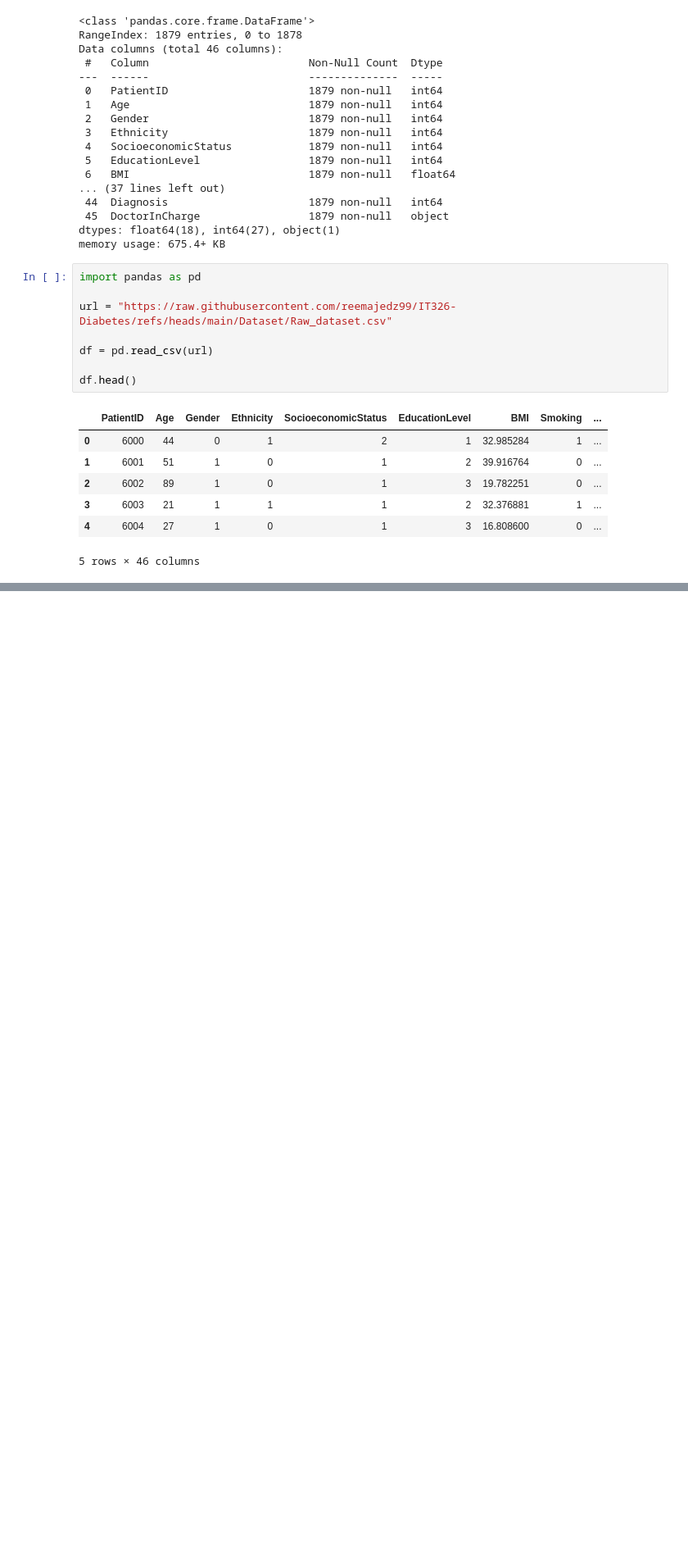
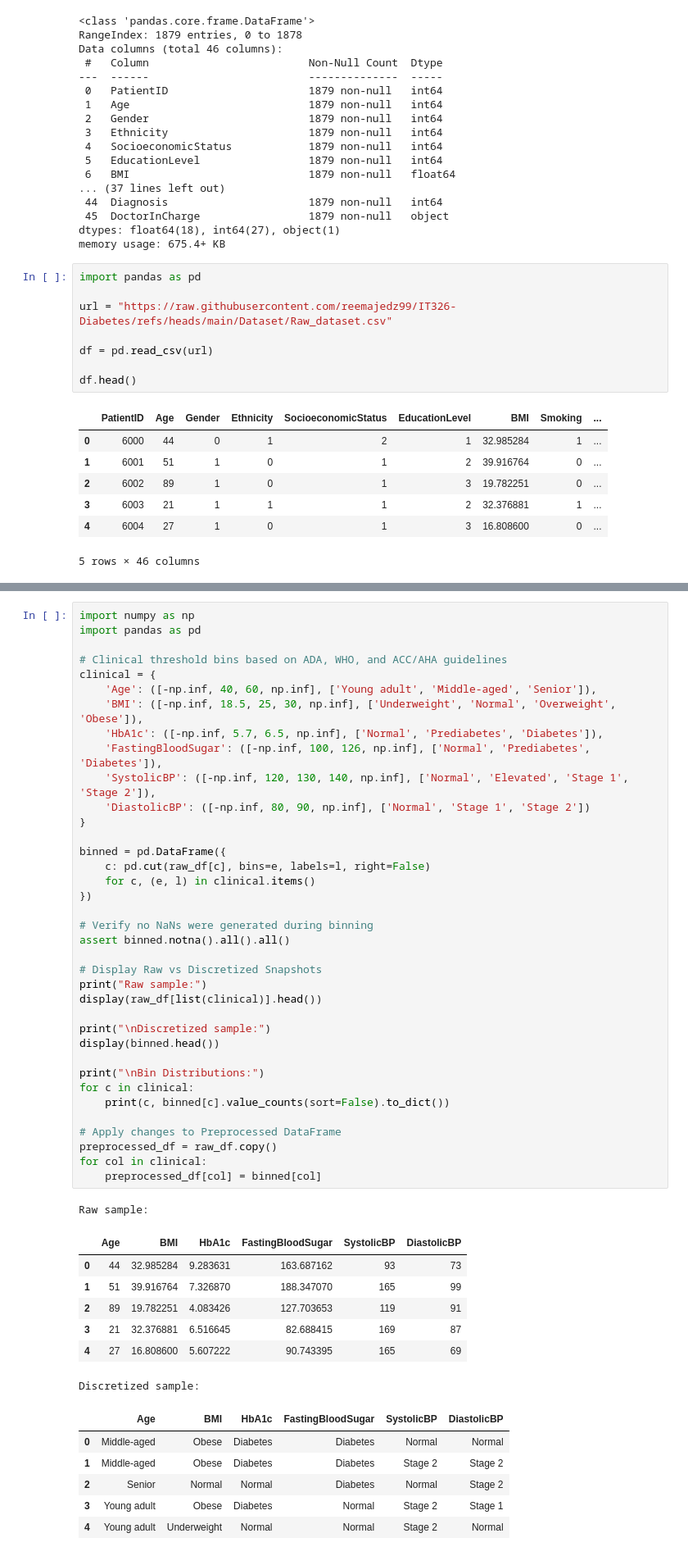
Before and after one commit to reemajedz99/IT326-Diabetes, a Jupyter notebook: Reports/Phase2.ipynb, the cells around one changed output, grey strips where cells are left out. Shown at 82% size. Drawn from its saved outputs; the diff is of its cells as text; blank space fills up the shorter version.

```diff
--- a/Reports/Phase2.ipynb
+++ b/Reports/Phase2.ipynb
@@ -264,0 +255,52 @@ df.head()
+# %%
+import numpy as np
+import pandas as pd
+
+# Clinical threshold bins based on ADA, WHO, and ACC/AHA guidelines
+clinical = {
+    'Age': ([-np.inf, 40, 60, np.inf], ['Young adult', 'Middle-aged', 'Senior']),
+    'BMI': ([-np.inf, 18.5, 25, 30, np.inf], ['Underweight', 'Normal', 'Overweight', 'Obese']),
+    'HbA1c': ([-np.inf, 5.7, 6.5, np.inf], ['Normal', 'Prediabetes', 'Diabetes']),
+    'FastingBloodSugar': ([-np.inf, 100, 126, np.inf], ['Normal', 'Prediabetes', 'Diabetes']),
+    'SystolicBP': ([-np.inf, 120, 130, 140, np.inf], ['Normal', 'Elevated', 'Stage 1', 'Stage 2']),
+    'DiastolicBP': ([-np.inf, 80, 90, np.inf], ['Normal', 'Stage 1', 'Stage 2'])
+}
+
+binned = pd.DataFrame({
+    c: pd.cut(raw_df[c], bins=e, labels=l, right=False)
+    for c, (e, l) in clinical.items()
+})
+
+# Verify no NaNs were generated during binning
+assert binned.notna().all().all()
+
+# Display Raw vs Discretized Snapshots
+print("Raw sample:")
+display(raw_df[list(clinical)].head())
+
+print("\nDiscretized sample:")
+display(binned.head())
+
+print("\nBin Distributions:")
+for c in clinical:
+    print(c, binned[c].value_counts(sort=False).to_dict())
+
+# Apply changes to Preprocessed DataFrame
+preprocessed_df = raw_df.copy()
+for col in clinical:
+    preprocessed_df[col] = binned[col]
+# %% [output]
+Raw sample:
+|  | Age | BMI | HbA1c | FastingBloodSugar | SystolicBP | DiastolicBP |
+| 0 | 44 | 32.985284 | 9.283631 | 163.687162 | 93 | 73 |
+| 1 | 51 | 39.916764 | 7.326870 | 188.347070 | 165 | 99 |
+| 2 | 89 | 19.782251 | 4.083426 | 127.703653 | 119 | 91 |
+| 3 | 21 | 32.376881 | 6.516645 | 82.688415 | 169 | 87 |
+| 4 | 27 | 16.808600 | 5.607222 | 90.743395 | 165 | 69 |
+Discretized sample:
+|  | Age | BMI | HbA1c | FastingBloodSugar | SystolicBP | DiastolicBP |
+| 0 | Middle-aged | Obese | Diabetes | Diabetes | Normal | Normal |
+| 1 | Middle-aged | Obese | Diabetes | Diabetes | Stage 2 | Stage 2 |
+| 2 | Senior | Normal | Normal | Diabetes | Normal | Stage 2 |
+| 3 | Young adult | Obese | Diabetes | Normal | Stage 2 | Stage 1 |
+| 4 | Young adult | Underweight | Normal | Normal | Stage 2 | Normal |
```
Also changed, not shown: parts of 8 cells of this notebook.
